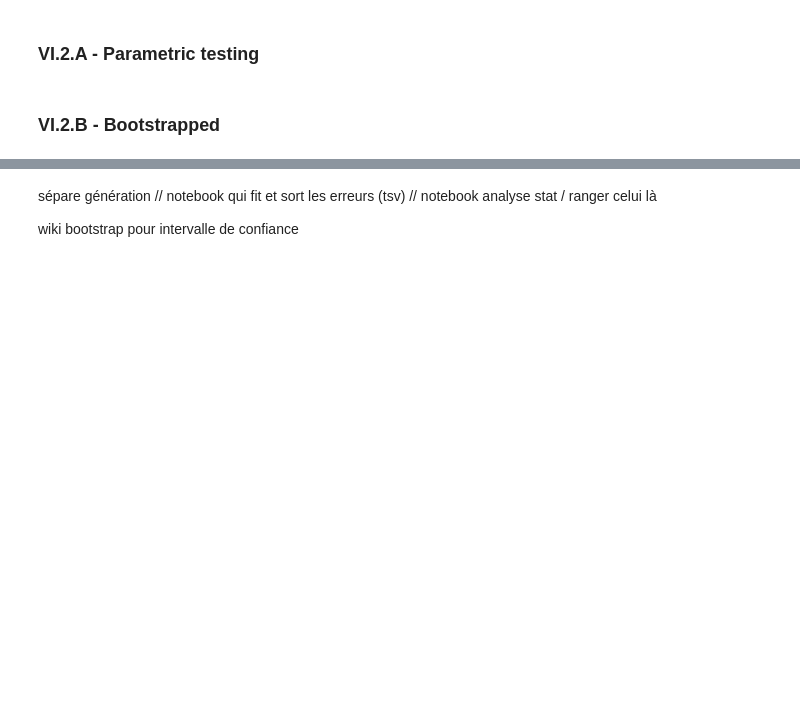
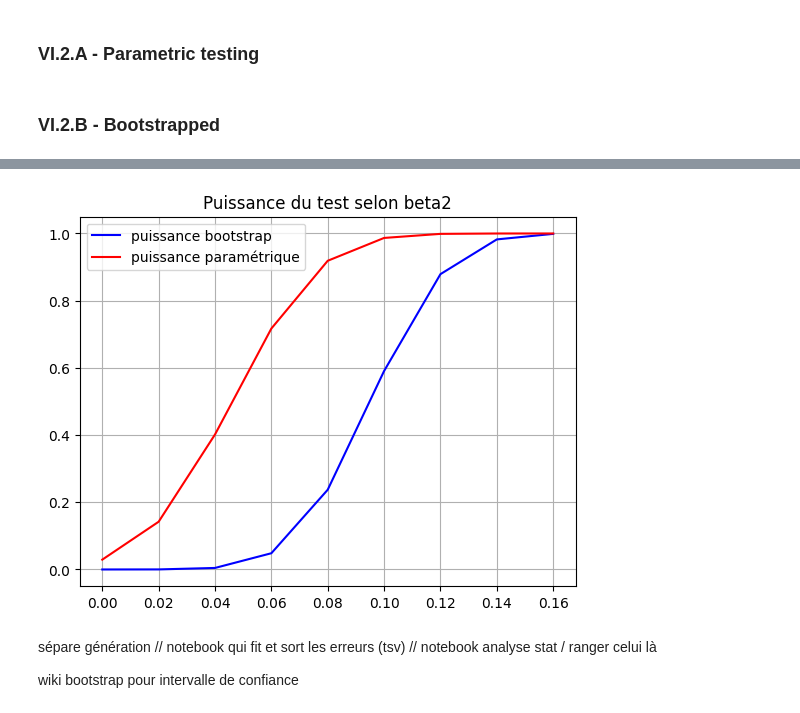
Before and after one commit to AntoineGilsonGH/The-Design-and-Analysis-of-Benchmark-Experiments, a Jupyter notebook: I0_Simplification.ipynb, the cells around one changed output, grey strips where cells are left out. Drawn from its saved outputs; the diff is of its cells as text; code cells hidden in the pictures; blank space fills up the shorter version.

```diff
--- a/I0_Simplification.ipynb
+++ b/I0_Simplification.ipynb
@@ -1915,11 +1819,13 @@ plt.show()
 # %%
 plt.figure()
 plt.title("Puissance du test selon beta2")
-plt.plot(beta2_values, power_boot, label = "puissance bootstrap", color = "darkred")
-plt.plot(beta2_values, power, label = "puissance paramétrique", color = "red")
+plt.plot(beta2_values, power_boot, label = "puissance bootstrap", color = "b")
+plt.plot(beta2_values, power, label = "puissance paramétrique", color = "r")
 plt.grid()
 plt.legend()
 plt.show()
+# %% [output]
+[figure, added]
 # %% [markdown]
 sépare génération // notebook qui fit et sort les erreurs (tsv) // notebook analyse stat / ranger celui là
 
```
Also changed, not shown: parts of 33 cells of this notebook, 2 other files.
